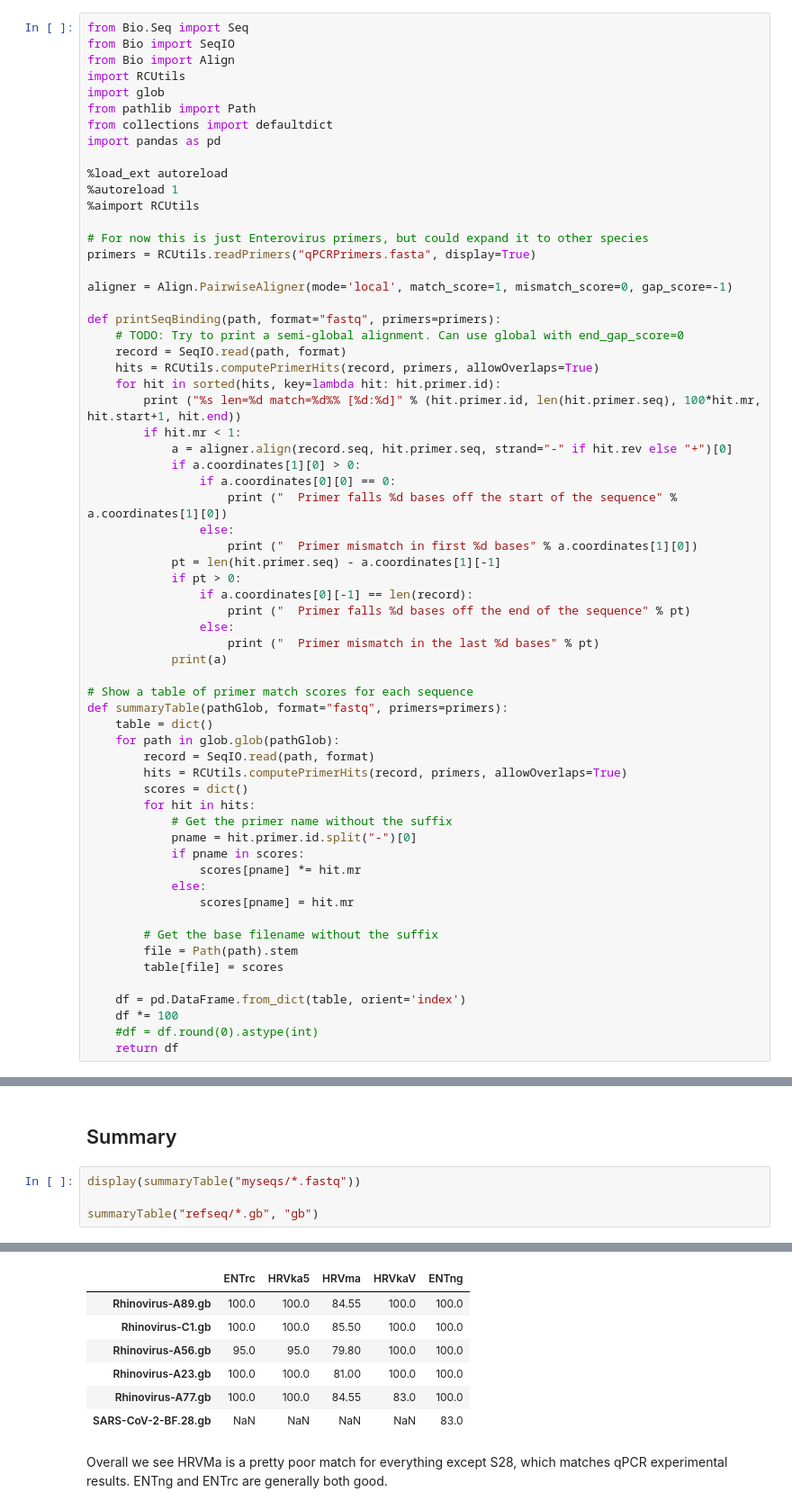
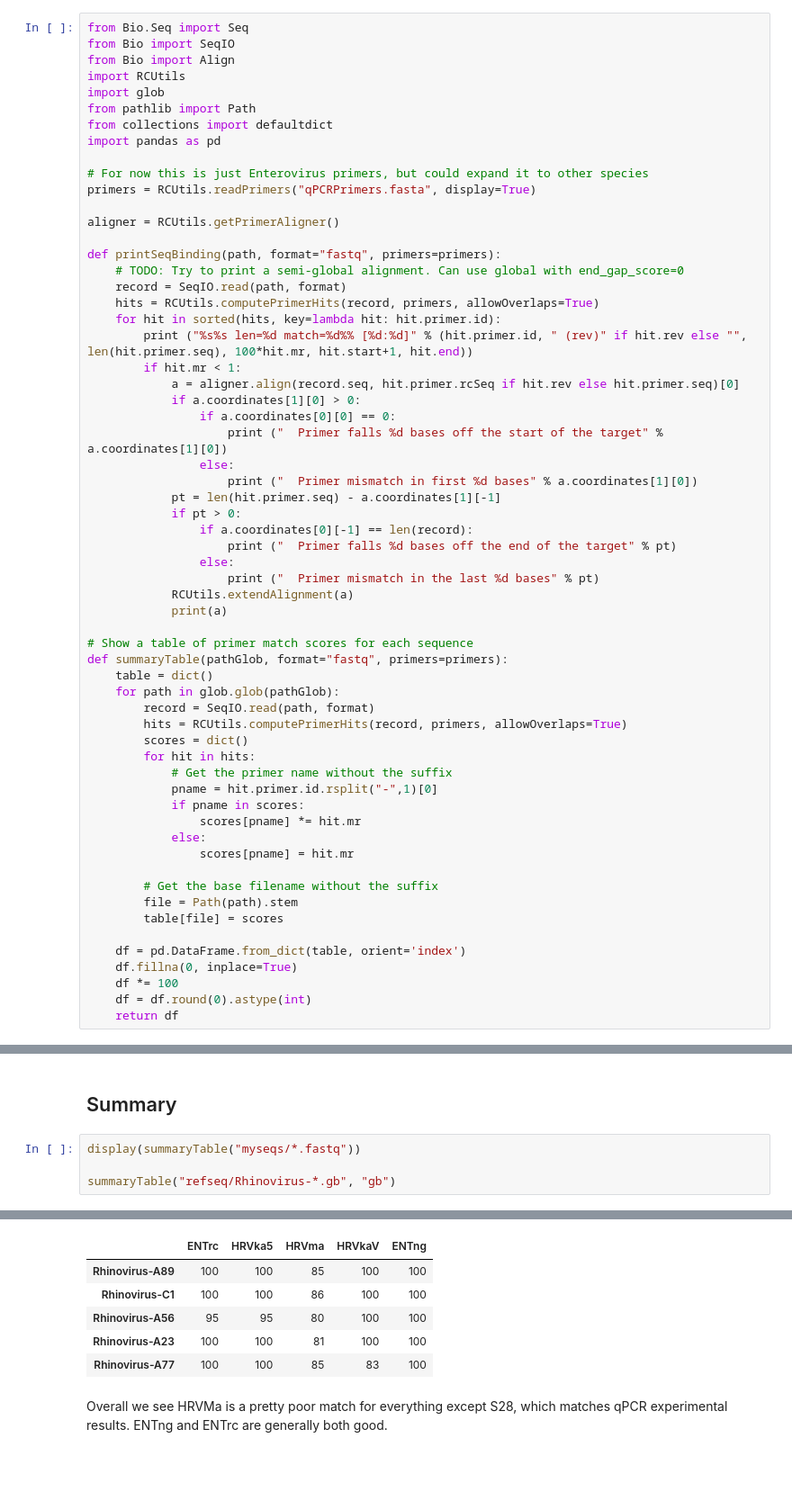
Before and after one commit to RByers/RespiCov-analyze, a Jupyter notebook: AssaySeqBinding-HRV.ipynb, the cells around one changed output, grey strips where cells are left out. Shown at 90% size. Saved outputs shown, nothing was run; the diff lists cells and outputs as text; blank space fills up the shorter version.

Commit message:
Add RCUtils.extendAlignment
Fix up AssaySeqBinding to be more thorough.
Correct some qPCR reverse primers to be the synthesized sequence rather
than reverse complement.

```diff
--- a/AssaySeqBinding-HRV.ipynb
+++ b/AssaySeqBinding-HRV.ipynb
@@ -13,34 +17,31 @@ from pathlib import Path
 from collections import defaultdict
 import pandas as pd
 
-%load_ext autoreload
-%autoreload 1
-%aimport RCUtils
-
 # For now this is just Enterovirus primers, but could expand it to other species
 primers = RCUtils.readPrimers("qPCRPrimers.fasta", display=True)
 
-aligner = Align.PairwiseAligner(mode='local', match_score=1, mismatch_score=0, gap_score=-1)
+aligner = RCUtils.getPrimerAligner()
 
 def printSeqBinding(path, format="fastq", primers=primers):
     # TODO: Try to print a semi-global alignment. Can use global with end_gap_score=0
     record = SeqIO.read(path, format)
     hits = RCUtils.computePrimerHits(record, primers, allowOverlaps=True)
     for hit in sorted(hits, key=lambda hit: hit.primer.id):
-        print ("%s len=%d match=%d%% [%d:%d]" % (hit.primer.id, len(hit.primer.seq), 100*hit.mr, hit.start+1, hit.end))
+        print ("%s%s len=%d match=%d%% [%d:%d]" % (hit.primer.id, " (rev)" if hit.rev else "", len(hit.primer.seq), 100*hit.mr, hit.start+1, hit.end))
         if hit.mr < 1:
-            a = aligner.align(record.seq, hit.primer.seq, strand="-" if hit.rev else "+")[0]
+            a = aligner.align(record.seq, hit.primer.rcSeq if hit.rev else hit.primer.seq)[0]
             if a.coordinates[1][0] > 0:
                 if a.coordinates[0][0] == 0:
-                    print ("  Primer falls %d bases off the start of the sequence" % a.coordinates[1][0])
+                    print ("  Primer falls %d bases off the start of the target" % a.coordinates[1][0])
                 else:
                     print ("  Primer mismatch in first %d bases" % a.coordinates[1][0])
             pt = len(hit.primer.seq) - a.coordinates[1][-1]
             if pt > 0:
                 if a.coordinates[0][-1] == len(record):
-                    print ("  Primer falls %d bases off the end of the sequence" % pt)
+                    print ("  Primer falls %d bases off the end of the target" % pt)
                 else:
                     print ("  Primer mismatch in the last %d bases" % pt)
+            RCUtils.extendAlignment(a)
             print(a)
 
 # Show a table of primer match scores for each sequence
@@ -52,7 +53,7 @@ def summaryTable(pathGlob, format="fastq", primers=primers):
         scores = dict()
         for hit in hits:
             # Get the primer name without the suffix
-            pname = hit.primer.id.split("-")[0]
+            pname = hit.primer.id.rsplit("-",1)[0]
             if pname in scores:
                 scores[pname] *= hit.mr
             else:
@@ -63,7 +64,8 @@ def summaryTable(pathGlob, format="fastq", primers=primers):
         table[file] = scores
 
     df = pd.DataFrame.from_dict(table, orient='index')
+    df.fillna(0, inplace=True)
     df *= 100
-    #df = df.round(0).astype(int)
+    df = df.round(0).astype(int)
     return df
 # %% [output]
@@ -91,6 +91,6 @@ Read 791 primers
 # %%
 display(summaryTable("myseqs/*.fastq"))
 
-summaryTable("refseq/*.gb", "gb")
+summaryTable("refseq/Rhinovirus-*.gb", "gb")
 # %% [output]
 |  | ENTrc | HRVka5 | HRVma | HRVkaV | ENTng |
@@ -100,10 +100,9 @@ summaryTable("refseq/*.gb", "gb")
 |  | ENTrc | HRVka5 | HRVma | HRVkaV | ENTng |
-| Rhinovirus-A89.gb | 100.0 | 100.0 | 84.55 | 100.0 | 100.0 |
-| Rhinovirus-C1.gb | 100.0 | 100.0 | 85.50 | 100.0 | 100.0 |
-| Rhinovirus-A56.gb | 95.0 | 95.0 | 79.80 | 100.0 | 100.0 |
-| Rhinovirus-A23.gb | 100.0 | 100.0 | 81.00 | 100.0 | 100.0 |
-| Rhinovirus-A77.gb | 100.0 | 100.0 | 84.55 | 83.0 | 100.0 |
-| SARS-CoV-2-BF.28.gb | NaN | NaN | NaN | NaN | 83.0 |
+| Rhinovirus-A89 | 100 | 100 | 85 | 100 | 100 |
+| Rhinovirus-C1 | 100 | 100 | 86 | 100 | 100 |
+| Rhinovirus-A56 | 95 | 95 | 80 | 100 | 100 |
+| Rhinovirus-A23 | 100 | 100 | 81 | 100 | 100 |
+| Rhinovirus-A77 | 100 | 100 | 85 | 83 | 100 |
 # %% [markdown]
 Overall we see HRVMa is a pretty poor match for everything except S28, which matches qPCR experimental results. ENTng and ENTrc are generally both good.
 # %% [markdown]
```
Also changed, not shown: parts of 10 cells of this notebook, 6 other files.
